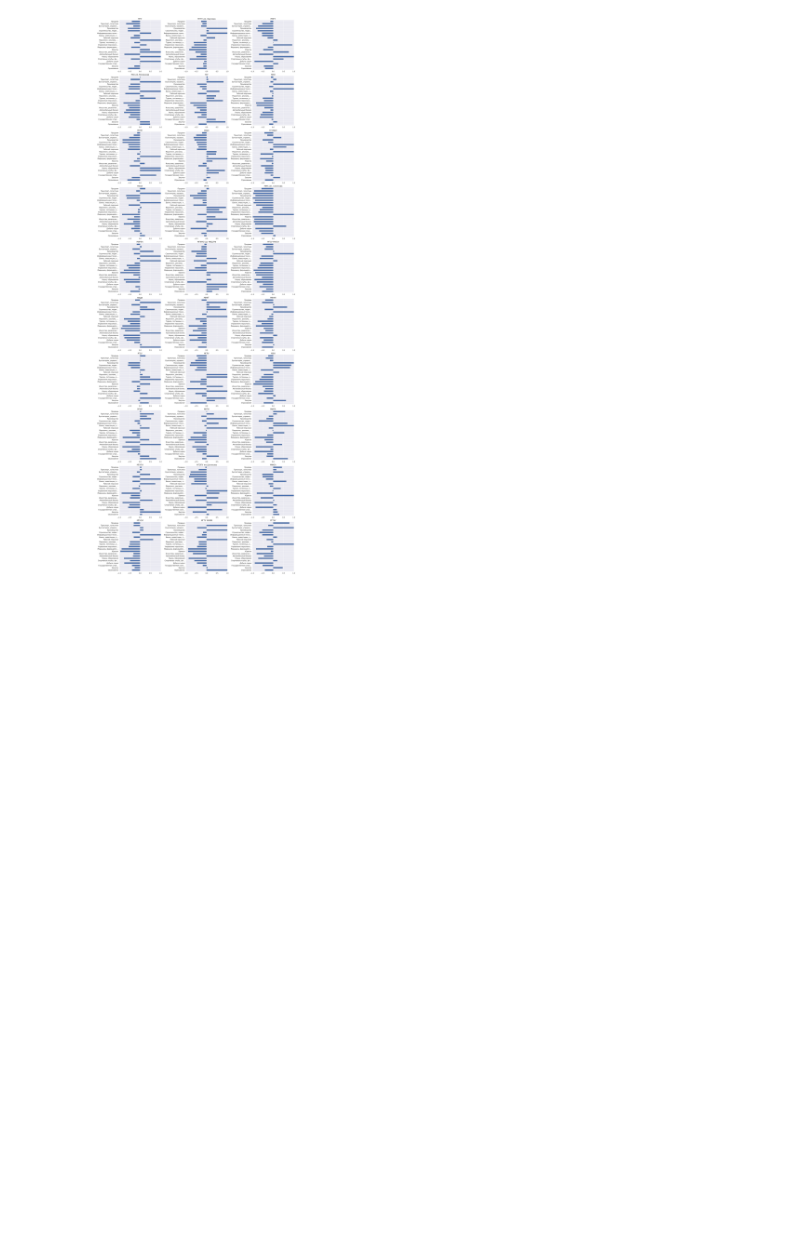
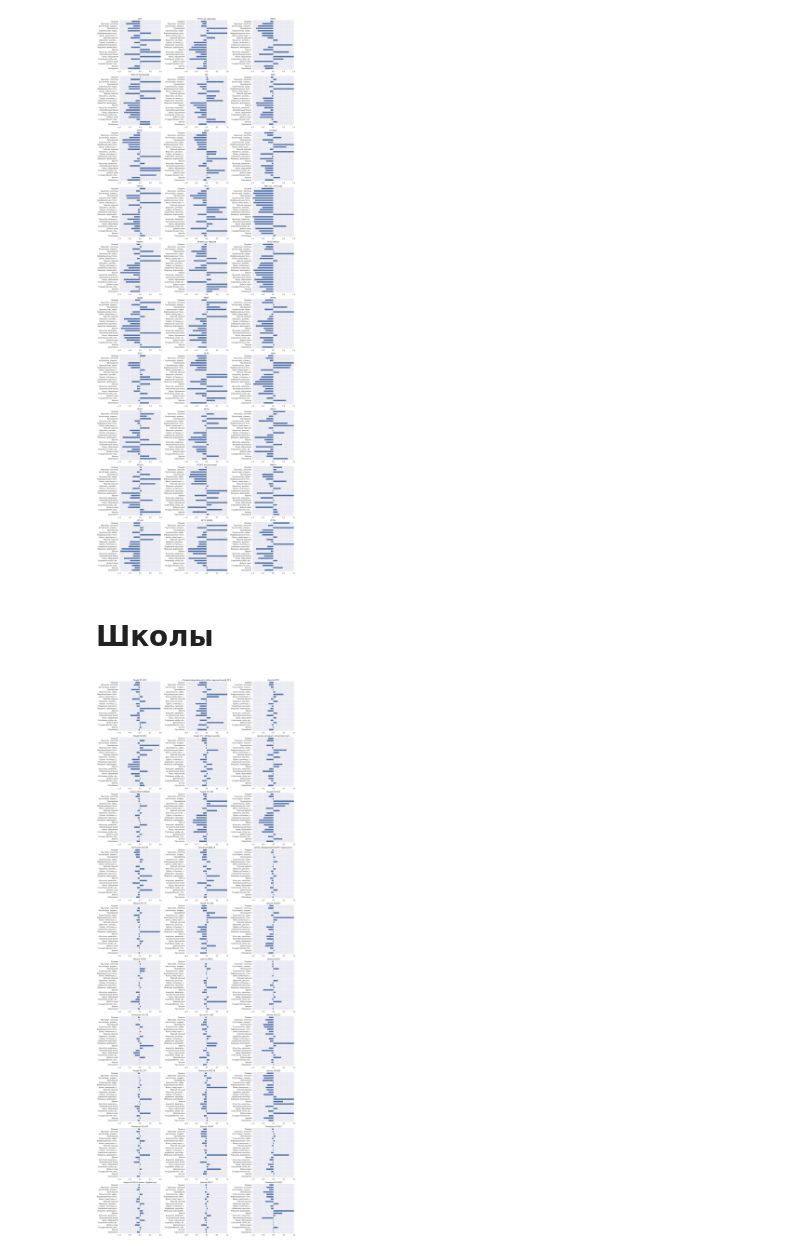
Before and after one commit to kuk/analyze-hh-resume, a Jupyter notebook: notes.ipynb, the cells around one changed output. Drawn from its saved outputs; the diff is of its cells as text; code cells hidden in the pictures; blank space fills up the shorter version.

```diff
--- a/notes.ipynb
+++ b/notes.ipynb
@@ -121,3 +121,13 @@ show_university_salary(resumes, university_names)
 show_universities_specializations(resumes, university_names, specializations)
 # %% [output]
 [figure]
+# %% [markdown]
+# Школы
+# %%
+%run -n main.py
+school_specializations = get_school_specializations(resumes, university_names, specializations, school_universities)
+# %%
+%run -n main
+show_school_specializations(school_specializations)
+# %% [output]
+[figure, added]
```
Also changed, not shown: parts of 9 cells of this notebook, 2 other files.
